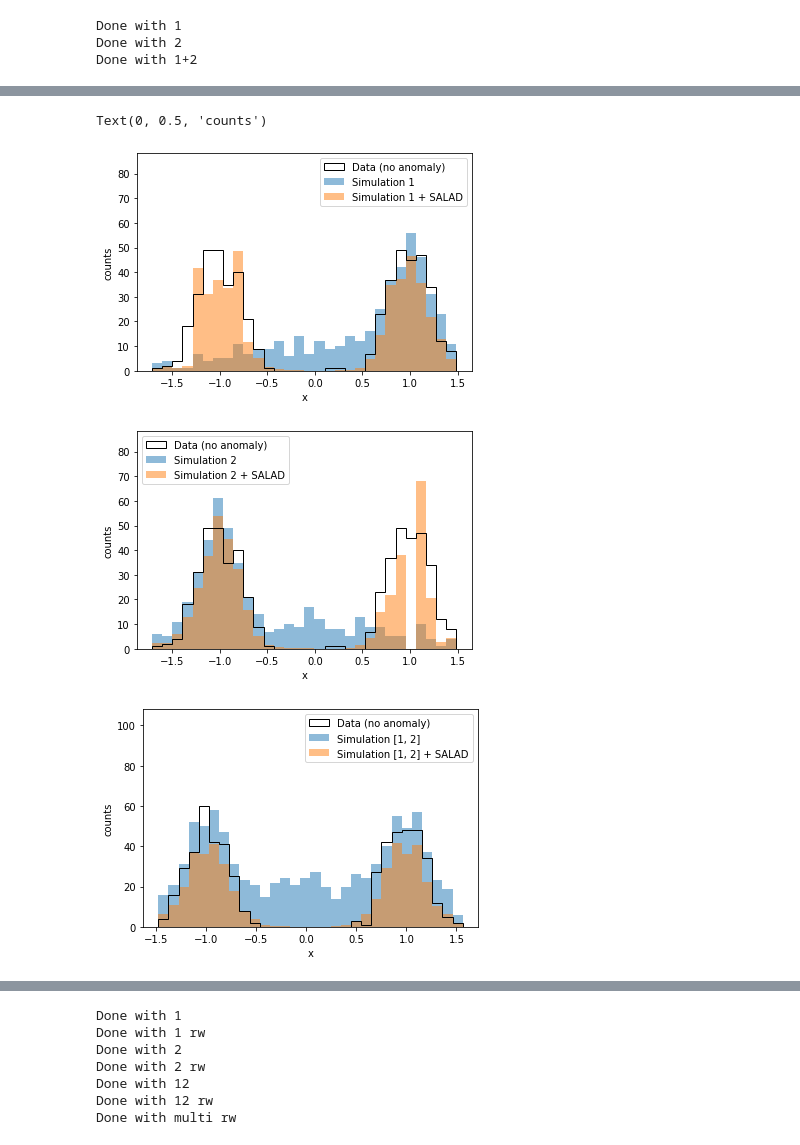
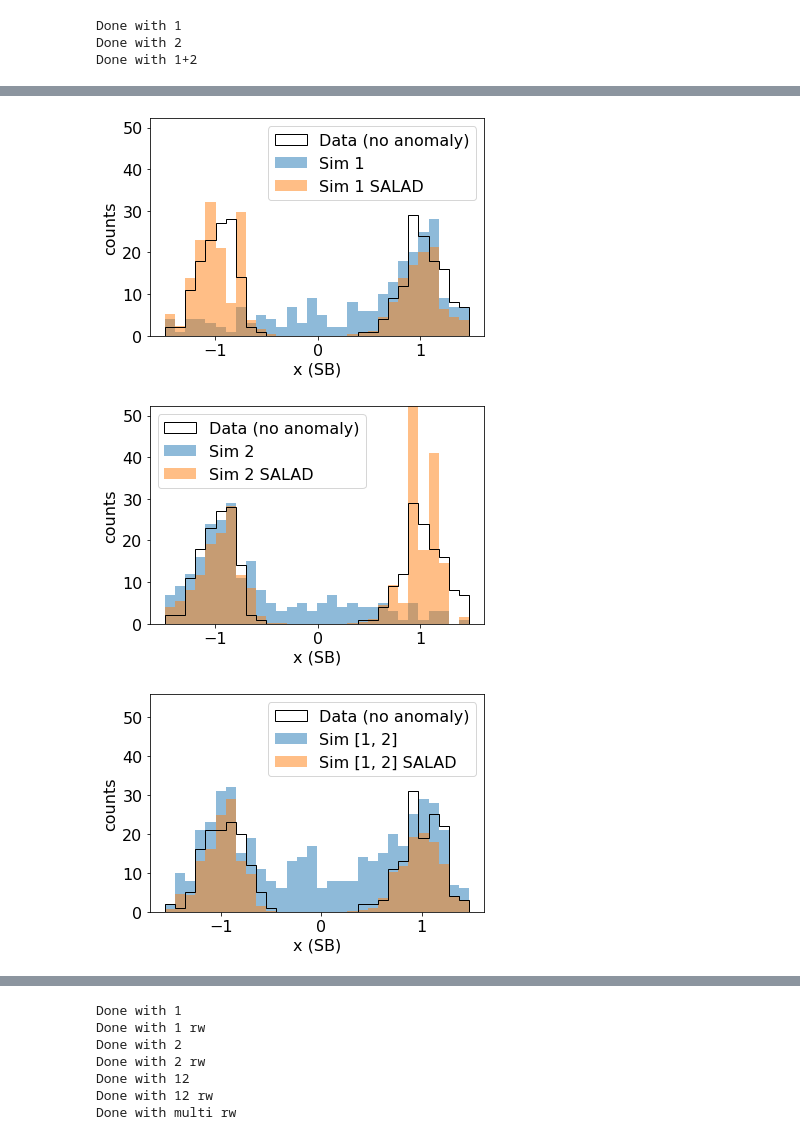
Before and after one commit to mayeechen/anomaly-detection-multi, a Jupyter notebook: new_multisalad.ipynb, the cells around one changed output, grey strips where cells are left out. Saved outputs shown, nothing was run; the diff lists cells and outputs as text; code cells hidden in the pictures.

```diff
--- a/new_multisalad.ipynb
+++ b/new_multisalad.ipynb
@@ -24,10 +24,10 @@ os.environ["CUDA_VISIBLE_DEVICES"] = "1"
 # %%
-N = 2000
-s = 8
+N = 1000
+s = 1
 
 np.random.seed(s)
 data = np.concatenate([np.random.normal(-1,0.2,N),np.random.normal(1,0.2,N)])
-anomaly = np.concatenate([np.random.normal(-2,0.2,int(N*0.05)), np.random.normal(2,0.2,int(N*0.05))])
+anomaly = np.concatenate([np.random.normal(-1.5,0.2,int(N*0.05)), np.random.normal(1.5,0.2,int(N*0.05))])
 sim1 = np.concatenate([np.random.normal(0,1,N),np.random.normal(1,0.2,N)])
 sim2 = np.concatenate([np.random.normal(-1,0.2,N),np.random.normal(0,1,N)])
 # %%
@@ -169,11 +170,11 @@ x_vals_rw_sim12 = np.concatenate([X_data_sb, X_sim1_sb, X_sim2_sb])
 y_vals_rw_sim12 = np.concatenate([np.ones(len(X_data_sb)),np.zeros(len(X_sim1_sb)),np.zeros(len(X_sim2_sb))])
 X_train_rw_sim12, X_val_rw_sim12, Y_train_rw_sim12, Y_val_rw_sim12 = train_test_split(x_vals_rw_sim12, y_vals_rw_sim12, random_state=42)
 # %%
-myhistory_rw_sim1 = model_rw_sim1.fit(X_train_rw_sim1, Y_train_rw_sim1, epochs=50 ,batch_size=200,verbose=0)
+myhistory_rw_sim1 = model_rw_sim1.fit(X_train_rw_sim1, Y_train_rw_sim1, epochs=100 ,batch_size=200,verbose=0)
 print("Done with 1")
-myhistory_rw_sim2 = model_rw_sim2.fit(X_train_rw_sim2, Y_train_rw_sim2, epochs=50 ,batch_size=200,verbose=0)
+myhistory_rw_sim2 = model_rw_sim2.fit(X_train_rw_sim2, Y_train_rw_sim2, epochs=100 ,batch_size=200,verbose=0)
 print("Done with 2")
-myhistory_rw_sim12 = model_rw_sim12.fit(X_train_rw_sim12, Y_train_rw_sim12, epochs=50 ,batch_size=200,verbose=0)
+myhistory_rw_sim12 = model_rw_sim12.fit(X_train_rw_sim12, Y_train_rw_sim12, epochs=100 ,batch_size=200,verbose=0)
 print("Done with 1+2")
 # %% [output]
 Done with 1
@@ -190,38 +192,39 @@ preds_val_rw_sim12 = model_rw_sim12.predict(X_val_rw_sim12,batch_size=1000)
+# %%
+matplotlib.rcParams.update({'font.size': 16})
 # %%
 plt.figure()
 n,b,_=plt.hist(X_val_rw_sim1[Y_val_rw_sim1==1],bins=30,histtype="step",color="black",label="Data (no anomaly)")
-_,_,_=plt.hist(X_val_rw_sim1[Y_val_rw_sim1==0],bins=b,alpha=0.5,label="Simulation 1")
-_,_,_=plt.hist(X_val_rw_sim1[Y_val_rw_sim1==0],weights =preds_val_rw_sim1[Y_val_rw_sim1==0]/(1.-preds_val_rw_sim1[Y_val_rw_sim1==0]), bins=b,alpha=0.5,label="Simulation 1 + SALAD")
+_,_,_=plt.hist(X_val_rw_sim1[Y_val_rw_sim1==0],bins=b,alpha=0.5,label="Sim 1")
+_,_,_=plt.hist(X_val_rw_sim1[Y_val_rw_sim1==0],weights =preds_val_rw_sim1[Y_val_rw_sim1==0]/(1.-preds_val_rw_sim1[Y_val_rw_sim1==0]), bins=b,alpha=0.5,label="Sim 1 SALAD")
 plt.legend(frameon=True)
 plt.ylim([0,max(n)*1.8])
-plt.xlabel("x")
+plt.xlabel("x (SB)")
 plt.ylabel("counts")
-# plt.savefig("./figs/salad_1.pdf")
+plt.savefig("./figs/new_salad_1.pdf", bbox_inches='tight')
 
 plt.figure()
 n,b,_=plt.hist(X_val_rw_sim2[Y_val_rw_sim2==1],bins=30,histtype="step",color="black",label="Data (no anomaly)")
-_,_,_=plt.hist(X_val_rw_sim2[Y_val_rw_sim2==0],bins=b,alpha=0.5,label="Simulation 2")
-_,_,_=plt.hist(X_val_rw_sim2[Y_val_rw_sim2==0],weights =preds_val_rw_sim2[Y_val_rw_sim2==0]/(1.-preds_val_rw_sim2[Y_val_rw_sim2==0]), bins=b,alpha=0.5,label="Simulation 2 + SALAD")
+_,_,_=plt.hist(X_val_rw_sim2[Y_val_rw_sim2==0],bins=b,alpha=0.5,label="Sim 2")
+_,_,_=plt.hist(X_val_rw_sim2[Y_val_rw_sim2==0],weights =preds_val_rw_sim2[Y_val_rw_sim2==0]/(1.-preds_val_rw_sim2[Y_val_rw_sim2==0]), bins=b,alpha=0.5,label="Sim 2 SALAD")
 plt.legend(frameon=True)
 plt.ylim([0,max(n)*1.8])
-plt.xlabel("x")
+plt.xlabel("x (SB)")
 plt.ylabel("counts")
-# plt.savefig("./figs/salad_2.pdf")
+plt.savefig("./figs/new_salad_2.pdf", bbox_inches='tight')
 
 plt.figure()
 n,b,_=plt.hist(X_val_rw_sim12[Y_val_rw_sim12==1],bins=30,histtype="step",color="black",label="Data (no anomaly)")
-_,_,_=plt.hist(X_val_rw_sim12[Y_val_rw_sim12==0],bins=b,alpha=0.5,label="Simulation [1, 2]")
-_,_,_=plt.hist(X_val_rw_sim12[Y_val_rw_sim12==0],weights =preds_val_rw_sim12[Y_val_rw_sim12==0]/(1.-preds_val_rw_sim12[Y_val_rw_sim12==0]), bins=b,alpha=0.5,label="Simulation [1, 2] + SALAD")
+_,_,_=plt.hist(X_val_rw_sim12[Y_val_rw_sim12==0],bins=b,alpha=0.5,label="Sim [1, 2]")
+_,_,_=plt.hist(X_val_rw_sim12[Y_val_rw_sim12==0],weights =preds_val_rw_sim12[Y_val_rw_sim12==0]/(1.-preds_val_rw_sim12[Y_val_rw_sim12==0]), bins=b,alpha=0.5,label="Sim [1, 2] SALAD")
 plt.legend(frameon=True)
 plt.ylim([0,max(n)*1.8])
-plt.xlabel("x")
+plt.xlabel("x (SB)")
 plt.ylabel("counts")
-# plt.savefig("./figs/salad_12.pdf")
+plt.savefig("./figs/new_salad_12.pdf", bbox_inches='tight')
 # %% [output]
-Text(0, 0.5, 'counts')
-[figure, old version]
+[figure, new version]
-[figure, old version]
+[figure, new version]
-[figure, old version]
+[figure, new version]
 # %%
 #Now, for the classification models.
 
```
Also changed, not shown: parts of 22 cells of this notebook, 1 other file.
